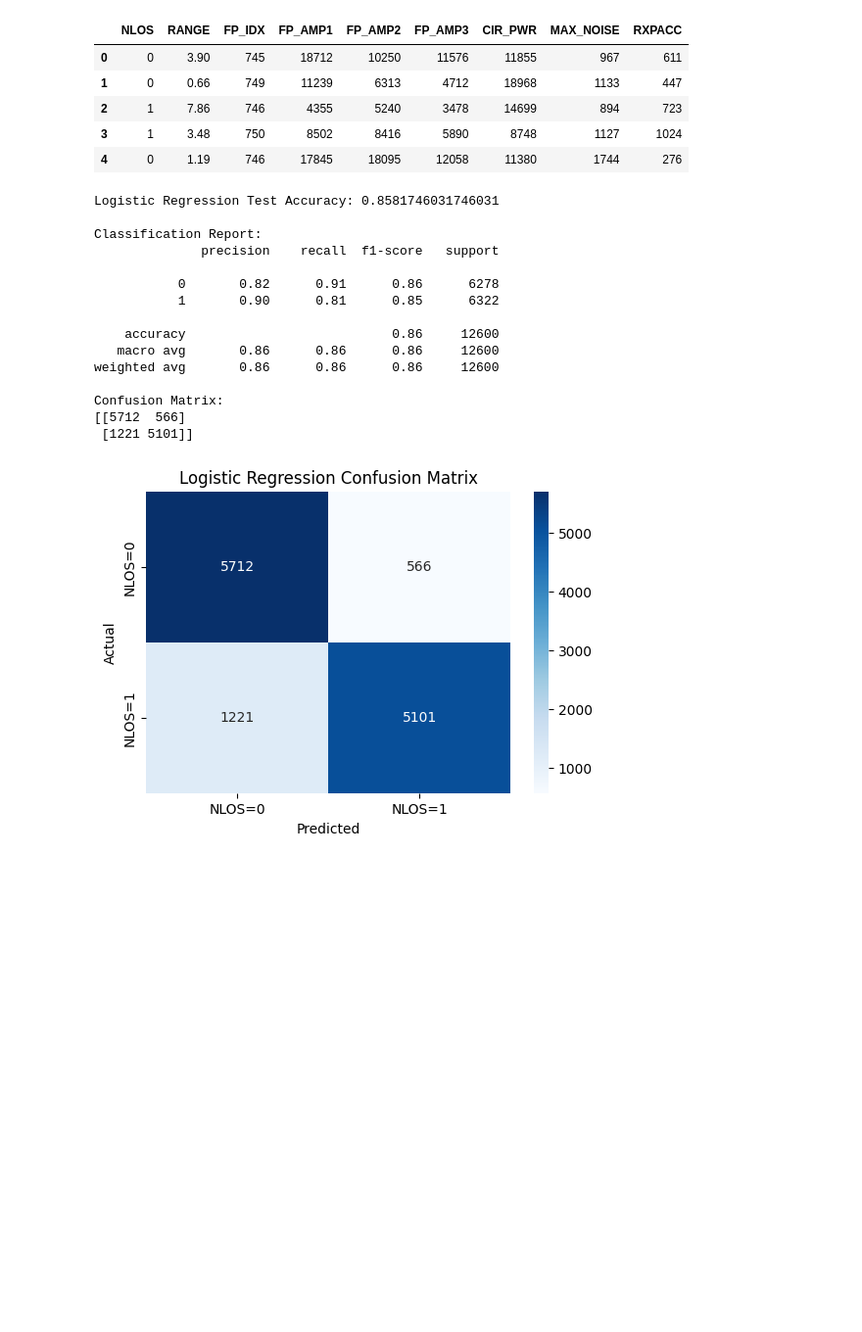
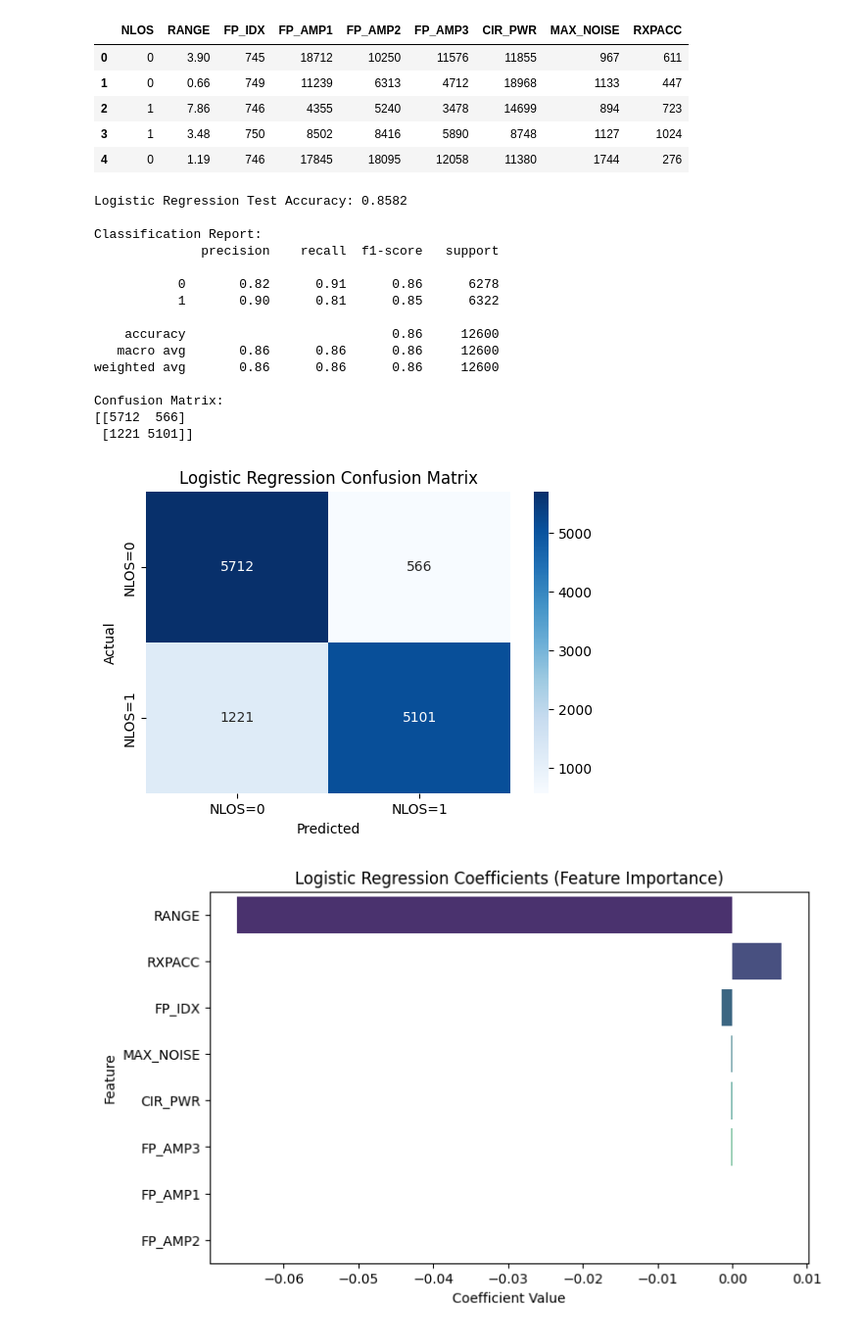
Before and after one commit to jaywmz/UWB-LOS-NLOS-Data-Analytics, a Jupyter notebook: models/NLOS_classfier_mining_logisticreg.ipynb, the cells around one changed output. Shown at 98% size. Saved outputs shown, nothing was run; the diff lists cells and outputs as text; code cells hidden in the pictures; blank space fills up the shorter version.

Commit message:
feat: change to 4dp and add feature importances

```diff
--- a/models/NLOS_classfier_mining_logisticreg.ipynb
+++ b/models/NLOS_classfier_mining_logisticreg.ipynb
@@ -34,7 +34,7 @@ y_pred_logreg = logreg.predict(X_test)
 
 # 3. Evaluate the performance
 accuracy_logreg = accuracy_score(y_test, y_pred_logreg)
-print("Logistic Regression Test Accuracy:", accuracy_logreg)
+print("Logistic Regression Test Accuracy: {:.4f}".format(accuracy_logreg))
 
 print("\nClassification Report:")
 print(classification_report(y_test, y_pred_logreg))
@@ -53,7 +53,7 @@ plt.ylabel("Actual")
 plt.title("Logistic Regression Confusion Matrix")
 plt.show()
 # %% [output]
-Logistic Regression Test Accuracy: 0.8581746031746031
+Logistic Regression Test Accuracy: 0.8582
 
 Classification Report:
               precision    recall  f1-score   support
@@ -69,3 +69,36 @@ Confusion Matrix:
 [[5712  566]
  [1221 5101]]
 [figure]
+# %%
+import pandas as pd
+import matplotlib.pyplot as plt
+import seaborn as sns
+
+# Assuming your training features are in X_train (with the target dropped)
+# If not, create a new DataFrame for feature importance analysis:
+# X_train_no_target = X_train.drop(columns=["NLOS"])
+# Otherwise, if X_train is already defined without "NLOS":
+X_train_no_target = X_train
+
+# Extract coefficients from the logistic regression model.
+# For binary classification, logreg.coef_ returns a 2D array of shape (1, n_features)
+coefficients = pd.Series(logreg.coef_[0], index=X_train_no_target.columns)
+
+# Sort coefficients by absolute value (largest magnitude first)
+coefficients_sorted = coefficients.reindex(coefficients.abs().sort_values(ascending=False).index)
+
+plt.figure(figsize=(8,5))
+ax = sns.barplot(x=coefficients_sorted.values,
+                 y=coefficients_sorted.index,
+                 hue=coefficients_sorted.index,
+                 palette="viridis",
+                 dodge=False)
+if ax.get_legend() is not None:
+    ax.get_legend().remove()
+
+plt.xlabel("Coefficient Value")
+plt.ylabel("Feature")
+plt.title("Logistic Regression Coefficients (Feature Importance)")
+plt.show()
+# %% [output]
+[figure, added]
```
Also changed, not shown: 6 other files.
